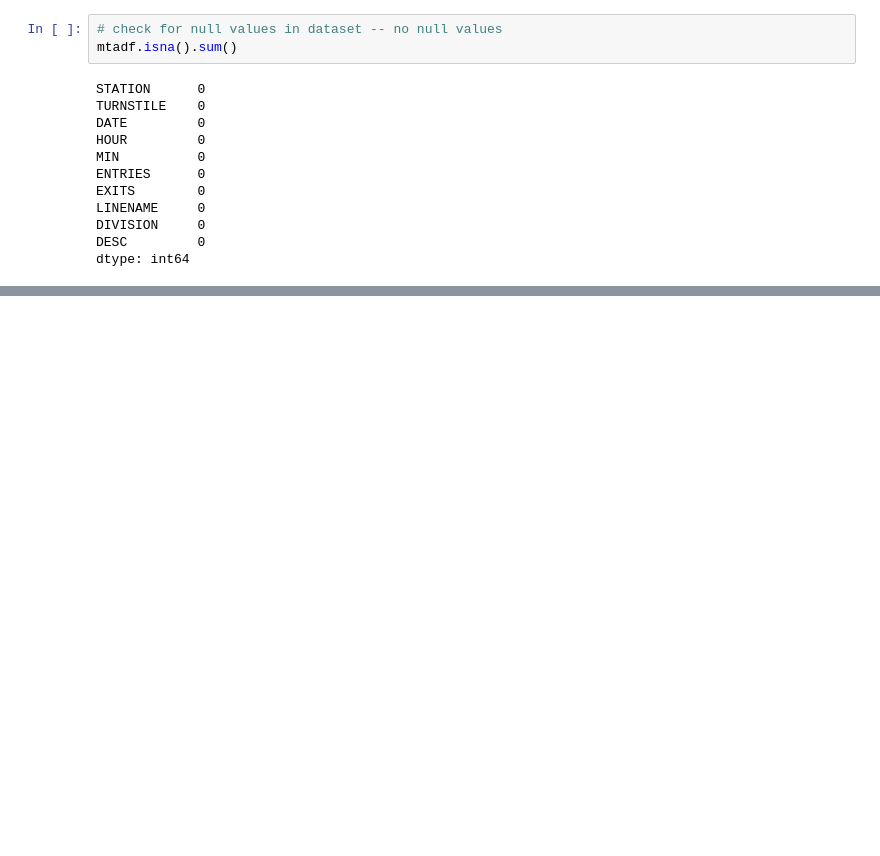
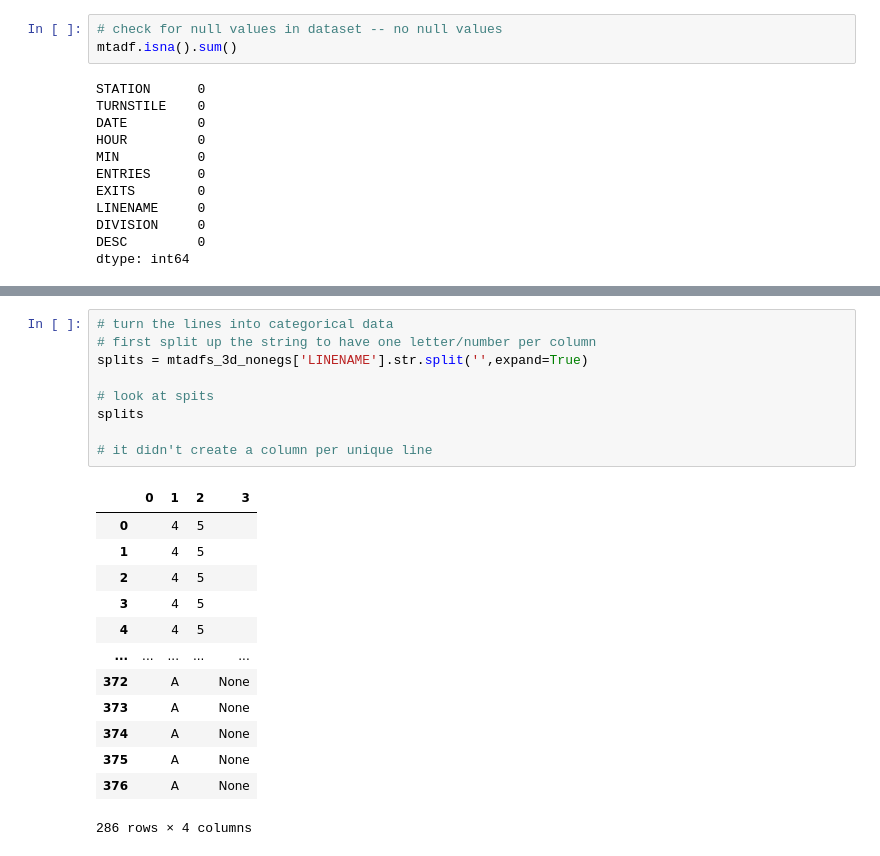
Before and after one commit to lescardone/eda-project, a Jupyter notebook: mta_eda_small_dataset.ipynb, the cells around one changed output, grey strips where cells are left out. Cells and saved outputs as stored; diff of their text form; blank space fills up the shorter version.

```diff
--- a/mta_eda_small_dataset.ipynb
+++ b/mta_eda_small_dataset.ipynb
@@ -170,0 +200,23 @@ mtadfs_leastt_ee
+# %%
+# turn the lines into categorical data
+# first split up the string to have one letter/number per column
+splits = mtadfs_3d_nonegs['LINENAME'].str.split('',expand=True)
+
+# look at spits
+splits
+
+# it didn't create a column per unique line
+# %% [output]
+|  | 0 | 1 | 2 | 3 |
+| 0 |  | 4 | 5 |  |
+| 1 |  | 4 | 5 |  |
+| 2 |  | 4 | 5 |  |
+| 3 |  | 4 | 5 |  |
+| 4 |  | 4 | 5 |  |
+| ... | ... | ... | ... | ... |
+| 372 |  | A |  | None |
+| 373 |  | A |  | None |
+| 374 |  | A |  | None |
+| 375 |  | A |  | None |
+| 376 |  | A |  | None |
+286 rows × 4 columns
```
Also changed, not shown: parts of 18 cells of this notebook.
